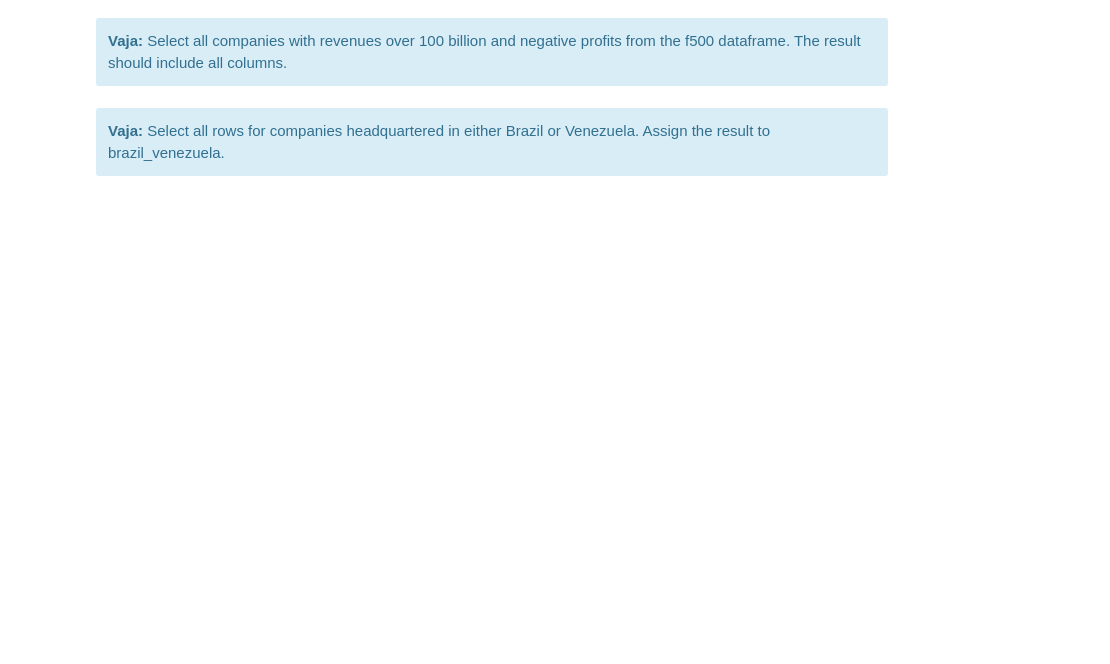
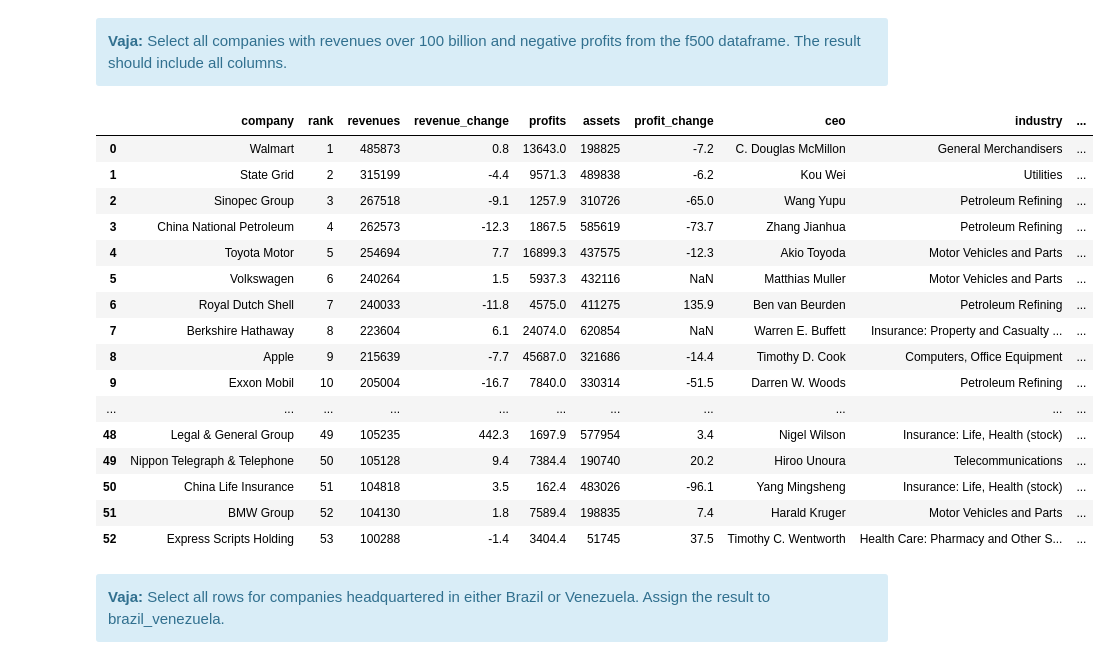
Before and after one commit to mihajlov123/python-analitika-notes, a Jupyter notebook: Del_03_Uvod_v_Pandas/03_Uvod_v_Pandas_CLEAN.ipynb, the cells around one changed output. Drawn from its saved outputs; the diff is of its cells as text; code cells hidden in the pictures; blank space fills up the shorter version.

```diff
--- a/Del_03_Uvod_v_Pandas/03_Uvod_v_Pandas_CLEAN.ipynb
+++ b/Del_03_Uvod_v_Pandas/03_Uvod_v_Pandas_CLEAN.ipynb
@@ -999,3 +945,8 @@ alt_name = pd.Series(['rocket', 'aubergine', 'maize'], index=['arugula', 'eggpla
 # %% [markdown]
 <div class="alert alert-block alert-info">
 <b>Vaja:</b> Use the Series.notnull() method to select all rows from f500 that have a non-null value for the previous_rank column. Assign the result to previously_ranked.  From the previously_ranked dataframe, subtract the rank column from the previous_rank column. Assign the result to rank_change. Assign the values in the rank_change to a new column in the f500 dataframe, "rank_change".</div>
+# %%
+previously_ranked = f500.loc[f500["previous_rank"].notnull()]
+# %%
+rank_change = previously_ranked["previous_rank"] - previously_ranked["rank"]
+rank_change
@@ -1001,0 +966,3 @@ alt_name = pd.Series(['rocket', 'aubergine', 'maize'], index=['arugula', 'eggpla
+# %%
+f500["rank_change"] = rank_change
+f500.tail()
@@ -1042,6 +1016,26 @@ alt_name = pd.Series(['rocket', 'aubergine', 'maize'], index=['arugula', 'eggpla
 # %% [markdown]
 <div class="alert alert-block alert-info">
 <b>Vaja:</b> Select all companies with revenues over 100 billion and negative profits from the f500 dataframe. The result should include all columns.</div>
+# %%
+f500[(f500["revenues"] > 100_000) & (f500["profits"] > 0)]
+# %% [output]
+|  | company | rank | revenues | revenue_change | profits | assets | profit_change | ceo | industry | ... |
+| 0 | Walmart | 1 | 485873 | 0.8 | 13643.0 | 198825 | -7.2 | C. Douglas McMillon | General Merchandisers | ... |
+| 1 | State Grid | 2 | 315199 | -4.4 | 9571.3 | 489838 | -6.2 | Kou Wei | Utilities | ... |
+| 2 | Sinopec Group | 3 | 267518 | -9.1 | 1257.9 | 310726 | -65.0 | Wang Yupu | Petroleum Refining | ... |
+| 3 | China National Petroleum | 4 | 262573 | -12.3 | 1867.5 | 585619 | -73.7 | Zhang Jianhua | Petroleum Refining | ... |
+| 4 | Toyota Motor | 5 | 254694 | 7.7 | 16899.3 | 437575 | -12.3 | Akio Toyoda | Motor Vehicles and Parts | ... |
+| 5 | Volkswagen | 6 | 240264 | 1.5 | 5937.3 | 432116 | NaN | Matthias Muller | Motor Vehicles and Parts | ... |
+| 6 | Royal Dutch Shell | 7 | 240033 | -11.8 | 4575.0 | 411275 | 135.9 | Ben van Beurden | Petroleum Refining | ... |
+| 7 | Berkshire Hathaway | 8 | 223604 | 6.1 | 24074.0 | 620854 | NaN | Warren E. Buffett | Insurance: Property and Casualty ... | ... |
+| 8 | Apple | 9 | 215639 | -7.7 | 45687.0 | 321686 | -14.4 | Timothy D. Cook | Computers, Office Equipment | ... |
+| 9 | Exxon Mobil | 10 | 205004 | -16.7 | 7840.0 | 330314 | -51.5 | Darren W. Woods | Petroleum Refining | ... |
+| ... | ... | ... | ... | ... | ... | ... | ... | ... | ... | ... |
+| 48 | Legal & General Group | 49 | 105235 | 442.3 | 1697.9 | 577954 | 3.4 | Nigel Wilson | Insurance: Life, Health (stock) | ... |
+| 49 | Nippon Telegraph & Telephone | 50 | 105128 | 9.4 | 7384.4 | 190740 | 20.2 | Hiroo Unoura | Telecommunications | ... |
+| 50 | China Life Insurance | 51 | 104818 | 3.5 | 162.4 | 483026 | -96.1 | Yang Mingsheng | Insurance: Life, Health (stock) | ... |
+| 51 | BMW Group | 52 | 104130 | 1.8 | 7589.4 | 198835 | 7.4 | Harald Kruger | Motor Vehicles and Parts | ... |
+| 52 | Express Scripts Holding | 53 | 100288 | -1.4 | 3404.4 | 51745 | 37.5 | Timothy C. Wentworth | Health Care: Pharmacy and Other S... | ... |
 # %% [markdown]
 <div class="alert alert-block alert-info">
 <b>Vaja:</b> Select all rows for companies headquartered in either Brazil or Venezuela. Assign the result to brazil_venezuela.</div>
```
Also changed, not shown: parts of 109 cells of this notebook, 2 other files.
